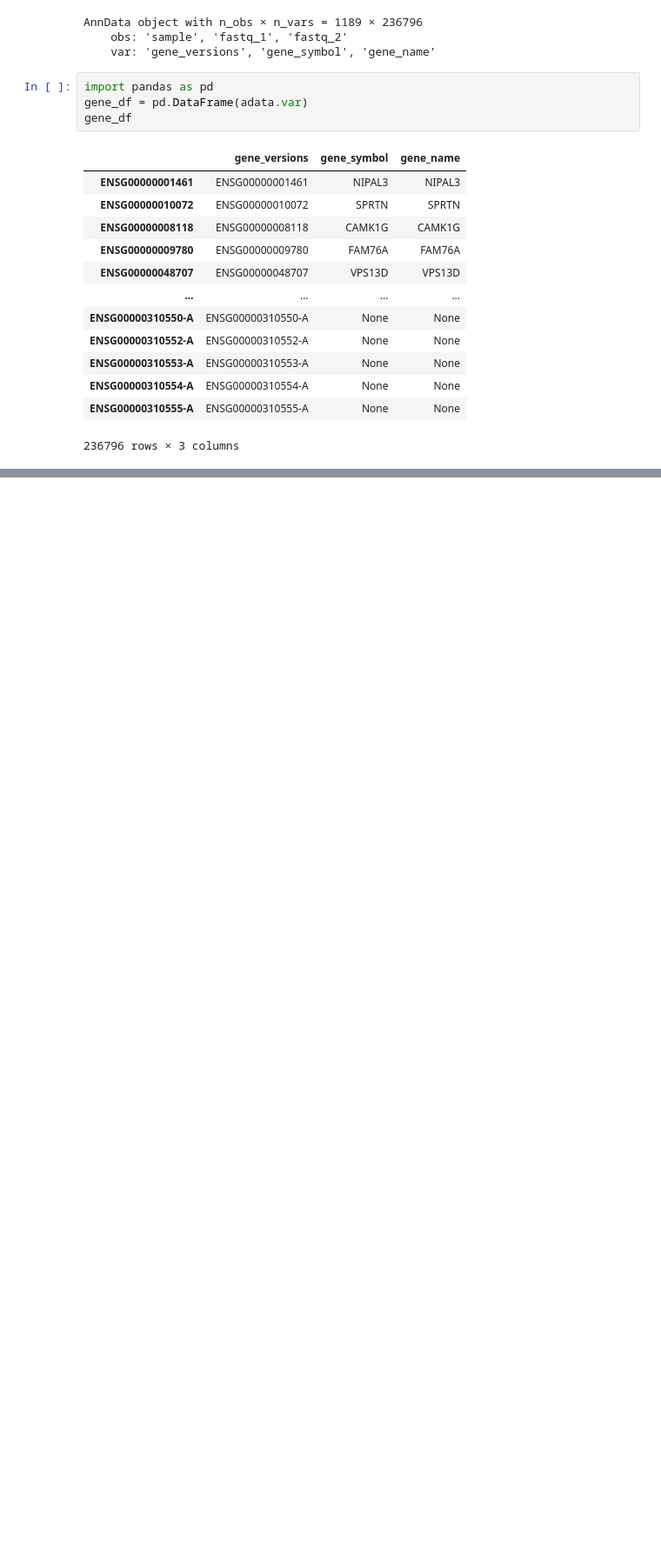
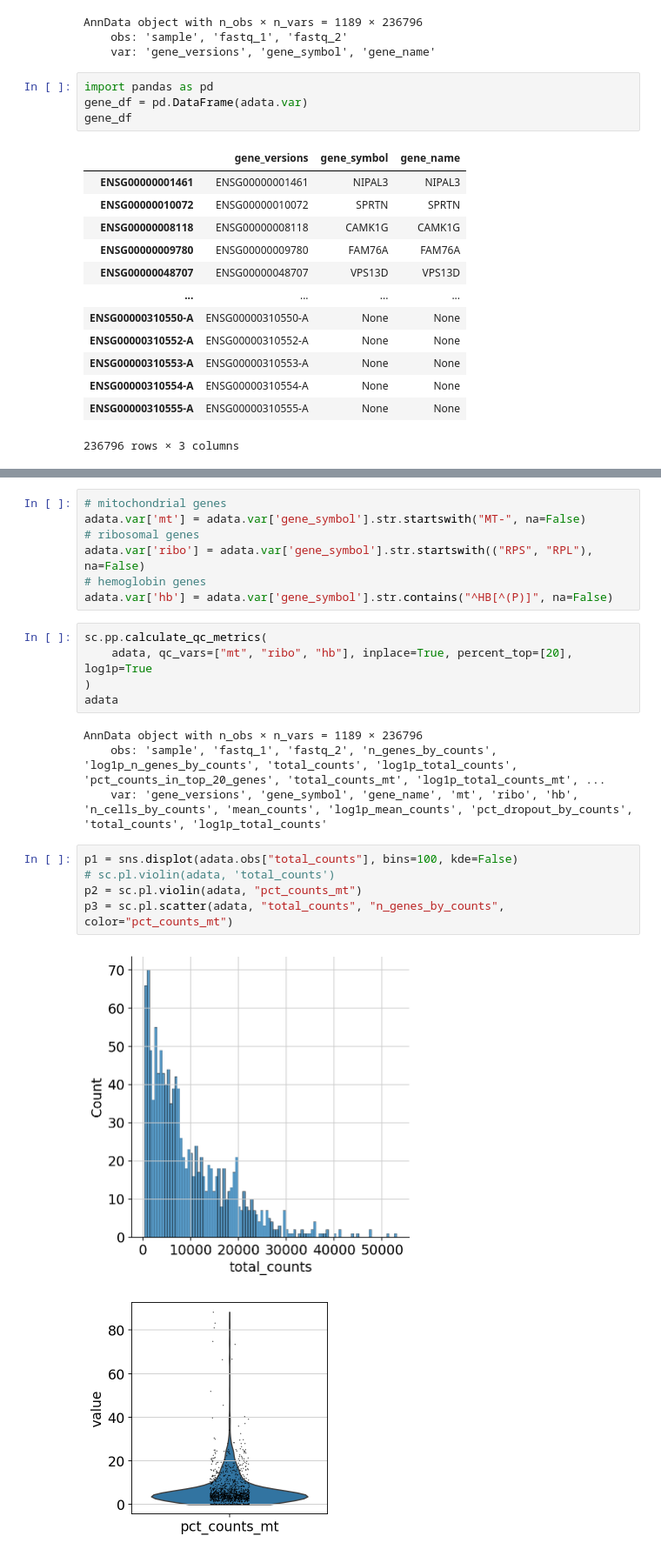
Before and after one commit to PhilipPeffer/scRNA-seq-analysis, a Jupyter notebook: preprocessing_visualization/quality_control.ipynb, the cells around one changed output, grey strips where cells are left out. Shown at 87% size. Drawn from its saved outputs; the diff is of its cells as text; blank space fills up the shorter version.

```diff
--- a/preprocessing_visualization/quality_control.ipynb
+++ b/preprocessing_visualization/quality_control.ipynb
@@ -119,0 +131,24 @@ gene_df
+# %%
+# mitochondrial genes
+adata.var['mt'] = adata.var['gene_symbol'].str.startswith("MT-", na=False)
+# ribosomal genes
+adata.var['ribo'] = adata.var['gene_symbol'].str.startswith(("RPS", "RPL"), na=False)
+# hemoglobin genes
+adata.var['hb'] = adata.var['gene_symbol'].str.contains("^HB[^(P)]", na=False)
+# %%
+sc.pp.calculate_qc_metrics(
+    adata, qc_vars=["mt", "ribo", "hb"], inplace=True, percent_top=[20], log1p=True
+)
+adata
+# %% [output]
+AnnData object with n_obs × n_vars = 1189 × 236796
+    obs: 'sample', 'fastq_1', 'fastq_2', 'n_genes_by_counts', 'log1p_n_genes_by_counts', 'total_counts', 'log1p_total_counts', 'pct_counts_in_top_20_genes', 'total_counts_mt', 'log1p_total_counts_mt', ...
+    var: 'gene_versions', 'gene_symbol', 'gene_name', 'mt', 'ribo', 'hb', 'n_cells_by_counts', 'mean_counts', 'log1p_mean_counts', 'pct_dropout_by_counts', 'total_counts', 'log1p_total_counts'
+# %%
+p1 = sns.displot(adata.obs["total_counts"], bins=100, kde=False)
+# sc.pl.violin(adata, 'total_counts')
+p2 = sc.pl.violin(adata, "pct_counts_mt")
+p3 = sc.pl.scatter(adata, "total_counts", "n_genes_by_counts", color="pct_counts_mt")
+# %% [output]
+[figure, added]
+[figure, added]
```
Also changed, not shown: parts of 30 cells of this notebook.
